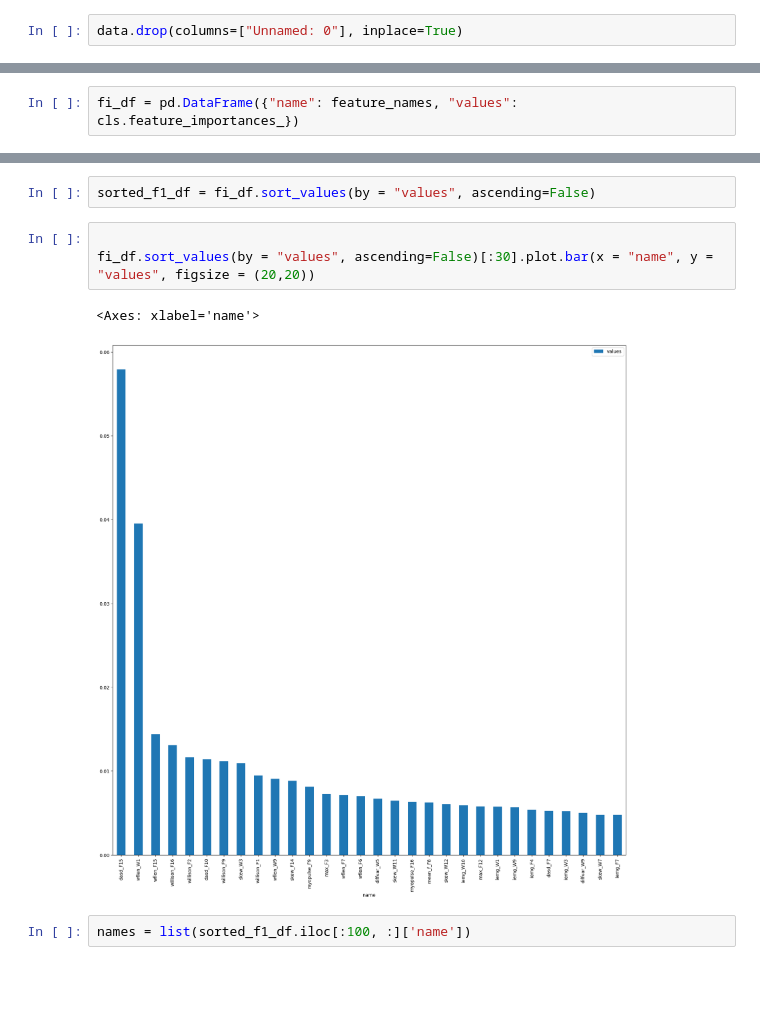
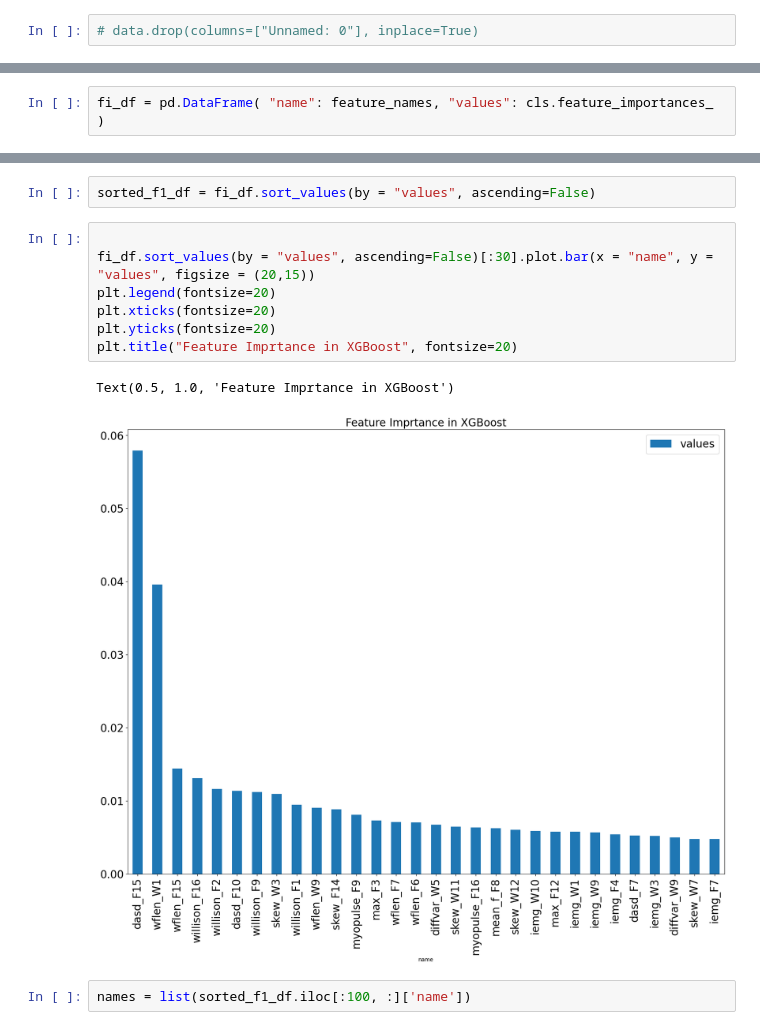
Before and after one commit to tanmaygadgil/DS5500-project, a Jupyter notebook: DL/XGB experiments.ipynb, the cells around one changed output, grey strips where cells are left out. Cells and saved outputs as stored; diff of their text form; blank space fills up the shorter version.

Commit message:
feature analysis; plotting; experimentation

```diff
--- a/DL/XGB experiments.ipynb
+++ b/DL/XGB experiments.ipynb
@@ -65,7 +65,7 @@ len(feature_cols)
 # %% [output]
 756
 # %%
-data.drop(columns=["Unnamed: 0"], inplace=True)
+# data.drop(columns=["Unnamed: 0"], inplace=True)
 # %%
 X = data.loc[:, feature_cols].values
 Y = (data.loc[:, 'gesture']-1).values
@@ -158,7 +169,7 @@ cls.feature_importances_.shape
 # %% [output]
 (756,)
 # %%
-fi_df = pd.DataFrame({"name": feature_names, "values": cls.feature_importances_})
+fi_df = pd.DataFrame( "name": feature_names, "values": cls.feature_importances_  )
 # %%
 fi_df
 # %% [output]
@@ -179,10 +190,14 @@ fi_df
 sorted_f1_df = fi_df.sort_values(by = "values", ascending=False)
 # %%
 
-fi_df.sort_values(by = "values", ascending=False)[:30].plot.bar(x = "name", y = "values", figsize = (20,20))
+fi_df.sort_values(by = "values", ascending=False)[:30].plot.bar(x = "name", y = "values", figsize = (20,15))
+plt.legend(fontsize=20)
+plt.xticks(fontsize=20)
+plt.yticks(fontsize=20)
+plt.title("Feature Imprtance in XGBoost", fontsize=20)
 # %% [output]
-<Axes: xlabel='name'>
+Text(0.5, 1.0, 'Feature Imprtance in XGBoost')
-[figure, old version]
+[figure, new version]
 # %%
 names = list(sorted_f1_df.iloc[:100, :]['name'])
 # %%
```
Also changed, not shown: parts of 14 cells of this notebook, 6 other files.
